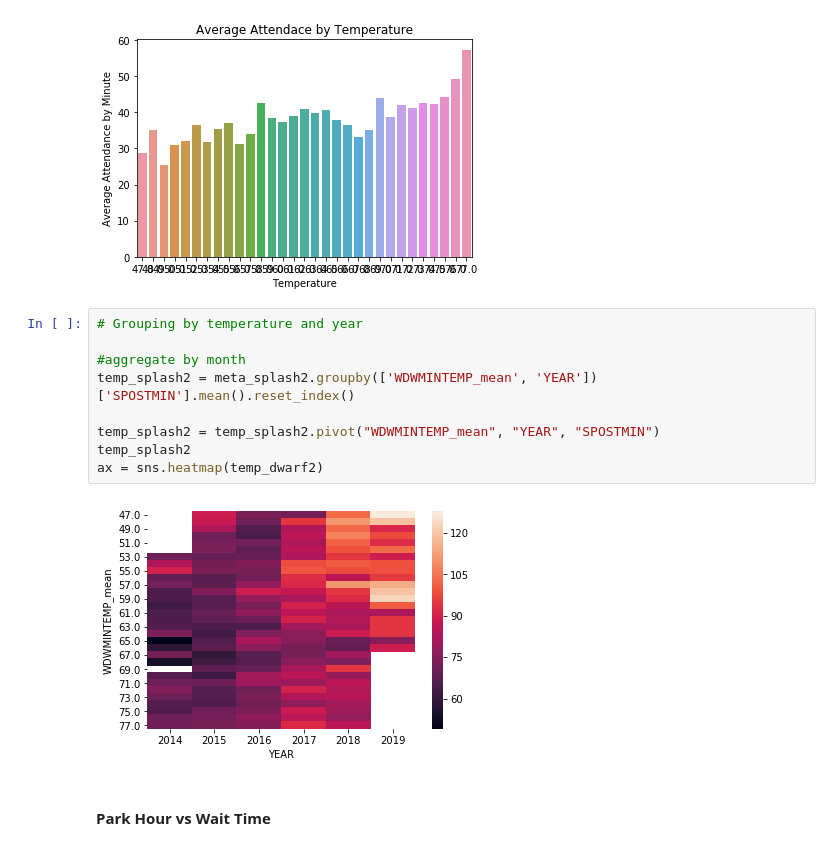
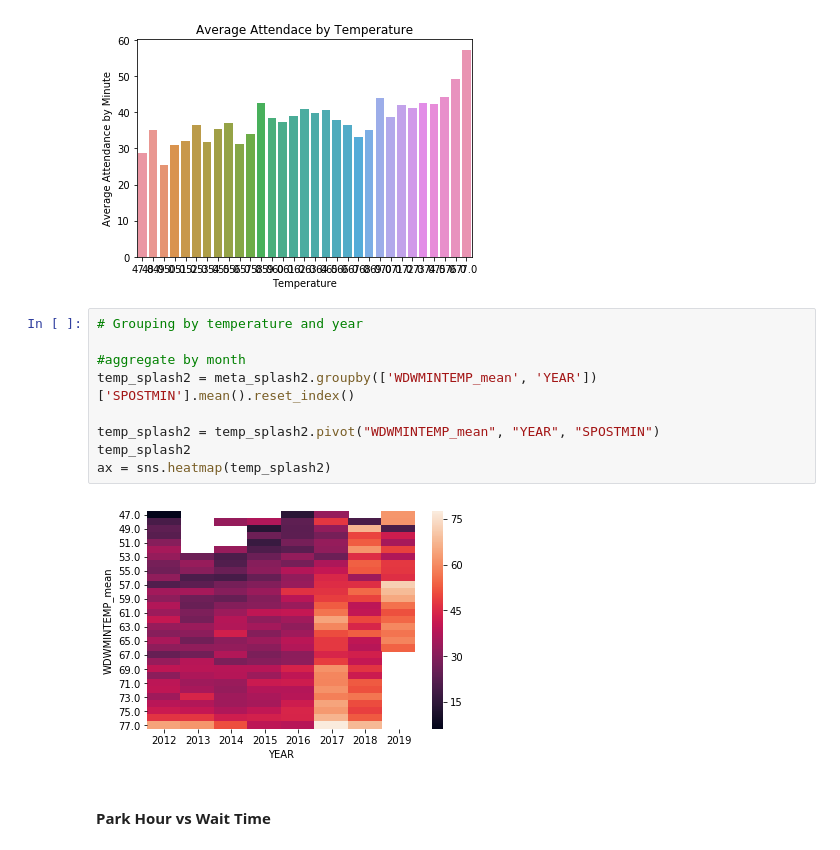
Before and after one commit to daviding11/Splash-Mountain-Wait-Time-Analysis, a Jupyter notebook: Data_Visualization_daviding.ipynb, the cells around one changed output. Saved outputs shown, nothing was run; the diff lists cells and outputs as text.

```diff
--- a/Data_Visualization_daviding.ipynb
+++ b/Data_Visualization_daviding.ipynb
@@ -117,14 +117,14 @@ ax.set(xlabel='Temperature', ylabel='Average Attendance by Minute')
 # %%
 # Grouping by temperature and year
 
 #aggregate by month
 temp_splash2 = meta_splash2.groupby(['WDWMINTEMP_mean', 'YEAR'])['SPOSTMIN'].mean().reset_index()
 
 temp_splash2 = temp_splash2.pivot("WDWMINTEMP_mean", "YEAR", "SPOSTMIN")
 temp_splash2
-ax = sns.heatmap(temp_dwarf2)
+ax = sns.heatmap(temp_splash2)
 # %% [output]
-[figure, old version]
+[figure, new version]
 # %% [markdown]
 #### Park Hour vs Wait Time
 # %%
```
Also changed, not shown: parts of 14 cells of this notebook.
